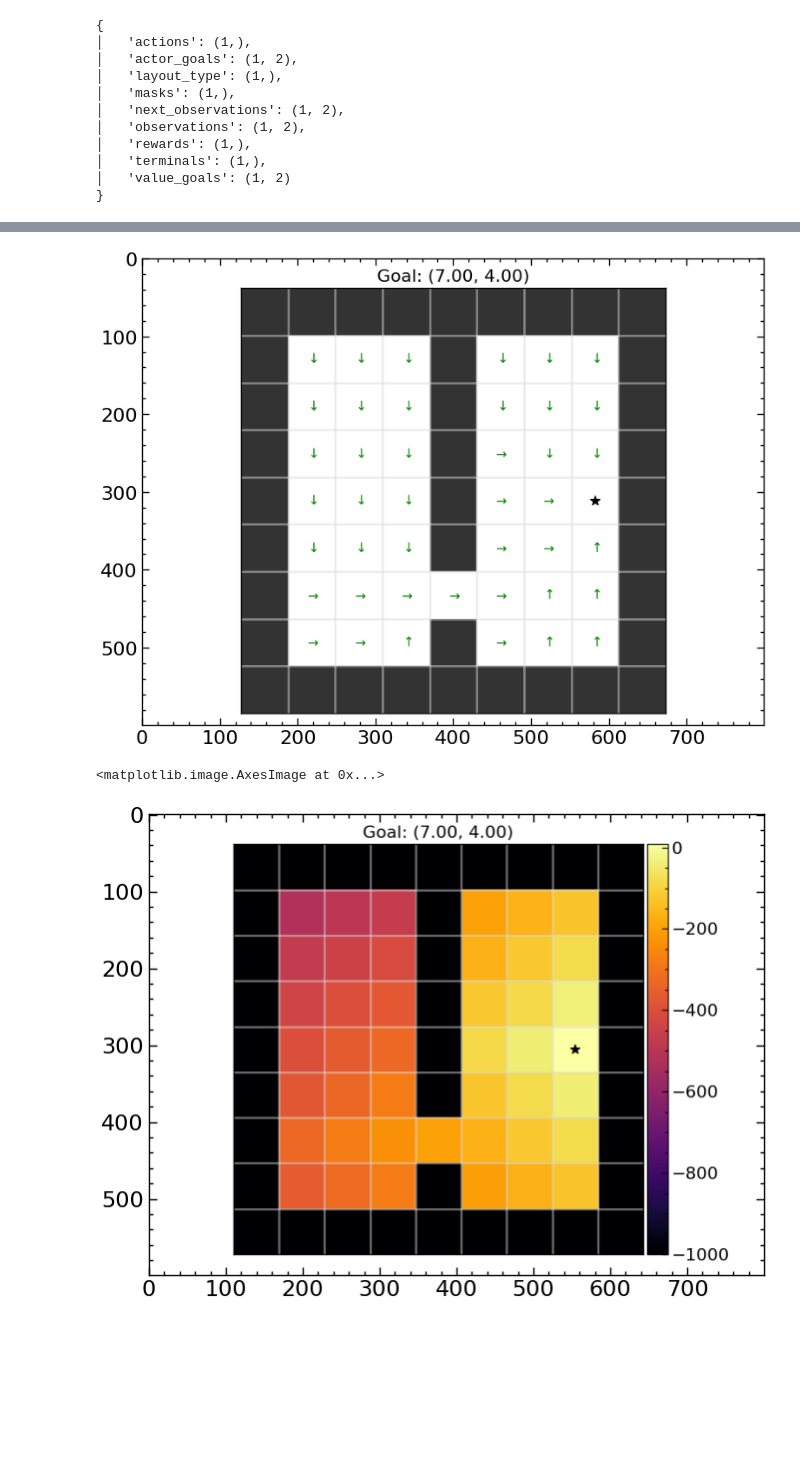
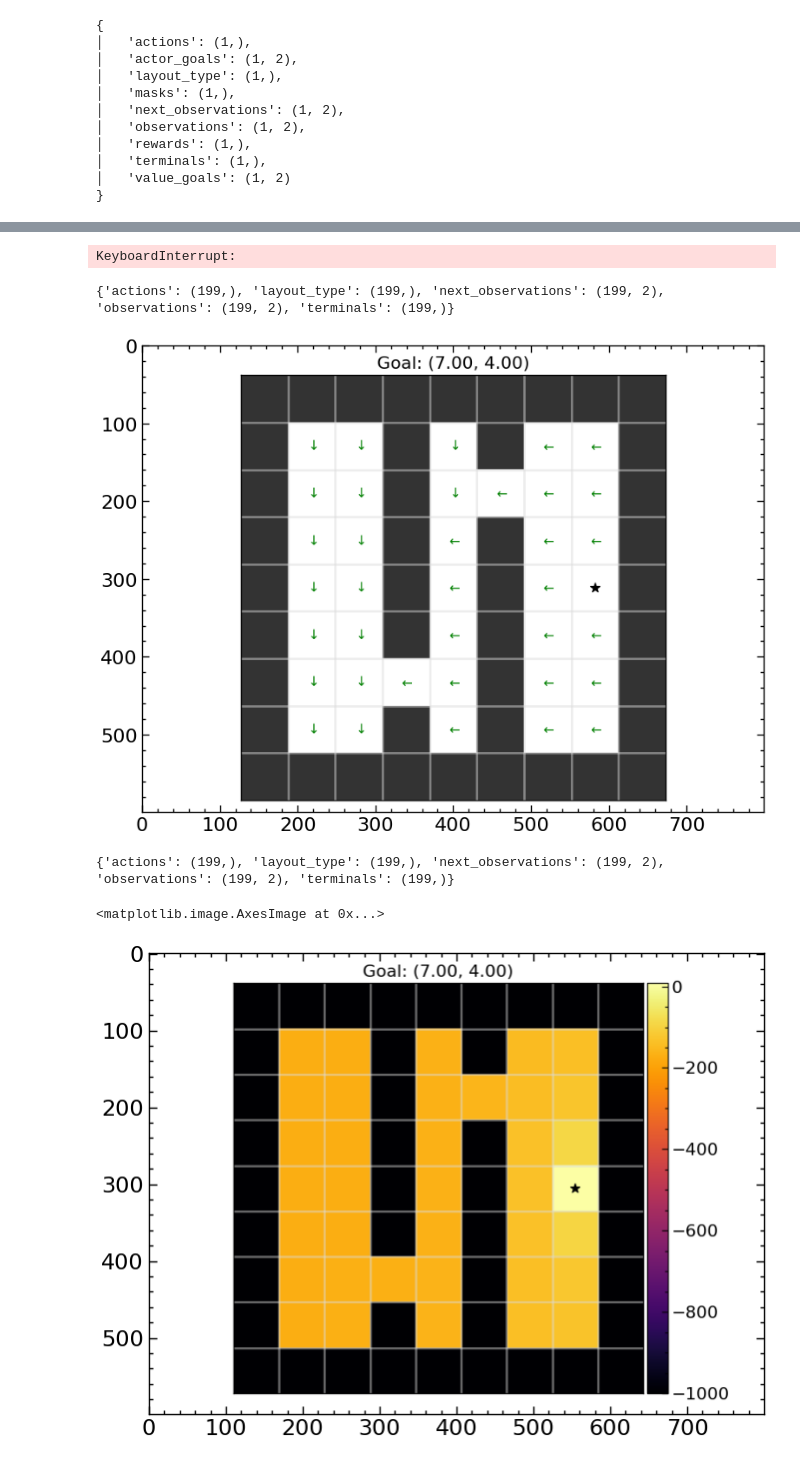
Before and after one commit to skylooop/BeliefConditionedFB, a Jupyter notebook: notebooks/in_context_gciql.ipynb, the cells around one changed output, grey strips where cells are left out. Cells and saved outputs as stored; diff of their text form; code cells hidden in the pictures; blank space fills up the shorter version.

Commit message:
working scripts for first iter of dynamics transformer + gciql

```diff
--- a/notebooks/in_context_gciql.ipynb
+++ b/notebooks/in_context_gciql.ipynb
@@ -68,16 +62,16 @@ import functools
 from utils.datasets import Dataset, GCDataset
 
 with initialize(version_base=None, config_path="../configs/"):
-    iql_config = compose(config_name='entry.yaml', overrides=['experiment=gciql.yaml'])
+    iql_config = compose(config_name='entry.yaml', overrides=['experiment=gciql_dynamics.yaml']) # gciql
     iql_config = OmegaConf.to_container(iql_config, resolve=True)
     pprint(iql_config)
 
 def concatenate_dicts(dict1, dict2):
     return jax.tree.map(lambda x, y: jnp.concatenate([x, y]), dict1, dict2)
 
-whole_data = functools.reduce(concatenate_dicts, train_layout_data)
-np.save(f"../aux_data/iql_door_data_{NUM_LAYOUTS}", arr=jax.device_get(whole_data))
-# whole_data = np.load("/home/m_bobrin/ZeroShotRL/aux_data/iql_door_data.npy", allow_pickle=True).item()
+# whole_data = functools.reduce(concatenate_dicts, train_layout_data)
+# np.save(f"../aux_data/iql_door_data_meta", arr=jax.device_get(whole_data))
+whole_data = np.load("/home/m_bobrin/ZeroShotRL/aux_data/iql_door_data_meta.npy", allow_pickle=True).item()
 print(jax.tree.map(lambda x: x.shape, whole_data))
 whole_dataset = Dataset.create(**jax.device_get(whole_data))
 gc_whole_dataset = GCDataset(whole_dataset, config=iql_config['agent'])
@@ -111,7 +105,7 @@ iql_agent = GCIQLAgent.create(
     np.full_like(example_batch['actions'], env.env.action_space.n - 1),
     config=iql_config['agent']
 )
-batch, batch_context, batch_context2 = gc_whole_dataset.sample(1, layout_type=0, context_length=20)
+batch, batch_context, batch_context2 = gc_whole_dataset.sample(1, layout_type=2, context_length=20)
 # %% [output]
 {
 │   'actions': (1,),
@@ -147,13 +141,15 @@ iql_agent.update(batch, batch_context)
 # %%
 pbar = tqdm(range(100_000))
 for update_steps in pbar:
-    batch = gc_whole_dataset.sample(iql_config['agent']['batch_size'])
-    # batch, batch_context, _ = gc_whole_dataset.sample(8, layout_type=update_steps % 2, context_length=iql_config['agent']['context_len'])
-    iql_agent, info = iql_agent.update(batch, batch_context=None)
+    # batch = gc_whole_dataset.sample(iql_config['agent']['batch_size'])
+    batch, batch_context, _ = gc_whole_dataset.sample(8, layout_type=2 + update_steps % 5, context_length=iql_config['agent']['context_len'])
+    iql_agent, info = iql_agent.update(batch, batch_context=batch_context)
     if update_steps % 1_000 == 0:
         pbar.set_postfix({"critic_loss": info['critic/critic_loss'],
                           "value_loss": info['value/value_loss'],
                           "actor_loss": info['actor/actor_loss']})
+# %% [output]
+KeyboardInterrupt:
 # %%
 from functools import partial
 from utils.evaluation import supply_rng
@@ -202,11 +198,12 @@ env = DynamicsGeneralization_Doors(render_mode="rgb_array", highlight=False, max
 env._gen_grid = partial(env._gen_grid, layout_type=0)
 env = MinigridWrapper(env)
 dynamics_embedding=None
-# dataset_inference, env = random_exploration_inference(env, num_episodes=1, layout_type=1, context_len=iql_config['agent']['context_len'])
-# print(jax.tree.map(lambda x: x.shape, dataset_inference))
-# dynamics_embedding, _ = iql_agent.network.select('dynamic_transformer')(dataset_inference['observations'][None], dataset_inference['actions'][None, :, None],
-#                                                                             dataset_inference['next_observations'][None], train=False, return_embedding=True)
-# dynamics_embedding = dynamics_embedding.squeeze()
+if iql_config['agent']['use_context']:
+    dataset_inference, env = random_exploration_inference(env, num_episodes=1, layout_type=1, context_len=iql_config['agent']['context_len'])
+    print(jax.tree.map(lambda x: x.shape, dataset_inference))
+    dynamics_embedding, _ = iql_agent.network.select('dynamic_transformer')(dataset_inference['observations'][None], dataset_inference['actions'][None, :, None],
+                                                                                dataset_inference['next_observations'][None], train=False, return_embedding=True)
+    dynamics_embedding = dynamics_embedding.squeeze()
 
 obs, info = env.reset()
 goal = info.get("goal_pos", None)
@@ -218,7 +215,8 @@ pred_policy_img = policy_image_grid(env, example_batch,
 plt.imshow(pred_policy_img)
 plt.tight_layout()
 # %% [output]
+{'actions': (199,), 'layout_type': (199,), 'next_observations': (199, 2), 'observations': (199, 2), 'terminals': (199,)}
-[figure, old version]
+[figure, new version]
 # %%
 from mpl_toolkits.axes_grid1 import make_axes_locatable
 
@@ -243,37 +241,39 @@ def plot_value_image_grid(env, dataset, value_fn, action_fn, fig=None, ax=None,
     grid = env.get_grid_array()
     ax = env.plot_grid(ax=ax, grid=grid)
     # print(grid)
     for (y, x), value in np.ndenumerate(grid):
         if value == 1 or value == 4:
             action = action_fn(np.concatenate([[x], [y]], -1)).squeeze()
             grid[y, x] = jax.device_get(value_fn(np.concatenate([[x], [y]], -1), goal, action))
 
     divider = make_axes_locatable(ax)
     cax = divider.append_axes('right', size='5%', pad=0.05)
     im = ax.imshow(grid, cmap='inferno', vmin=-1000)
     fig.colorbar(im, cax=cax, orientation='vertical')
     if goal is not None:
         ax.set_title('Goal: ({:.2f}, {:.2f})'.format(goal[0], goal[1]))
         ax.scatter(goal[0], goal[1], s=80, c='black', marker='*')
     return fig, ax
 
 env = DynamicsGeneralization_Doors(render_mode="rgb_array", highlight=False, max_steps=200)
 env._gen_grid = partial(env._gen_grid, layout_type=0)
 env = MinigridWrapper(env)
 dynamics_embedding=None
 env.reset()
 
-# dataset_inference, env = random_exploration_inference(env, num_episodes=1, layout_type=1, context_len=iql_config['agent']['context_len'])
-# print(jax.tree.map(lambda x: x.shape, dataset_inference))
-# dynamics_embedding, _ = iql_agent.network.select('dynamic_transformer')(dataset_inference['observations'][None], dataset_inference['actions'][None, :, None],
-#                                                                             dataset_inference['next_observations'][None], train=False, return_embedding=True)
-# dynamics_embedding = dynamics_embedding.squeeze()
+if iql_config['agent']['use_context']:
+    dataset_inference, env = random_exploration_inference(env, num_episodes=1, layout_type=1, context_len=iql_config['agent']['context_len'])
+    print(jax.tree.map(lambda x: x.shape, dataset_inference))
+    dynamics_embedding, _ = iql_agent.network.select('dynamic_transformer')(dataset_inference['observations'][None], dataset_inference['actions'][None, :, None],
+                                                                                dataset_inference['next_observations'][None], train=False, return_embedding=True)
+    dynamics_embedding = dynamics_embedding.squeeze()
 
 
 pred_value_img = value_image_fourrooms(env, example_batch,
                             value_fn=partial(value_fn, iql_agent, dynamics_embedding=dynamics_embedding), action_fn=partial(supply_rng(iql_agent.sample_actions, rng=jax.random.PRNGKey(np.random.randint(0, 2**32))),
                                                                   goals=goal, temperature=0.0, dynamics_embedding=dynamics_embedding), goal=goal)
 plt.imshow(pred_value_img)
 # %% [output]
-<matplotlib.image.AxesImage at 0x...>
+{'actions': (199,), 'layout_type': (199,), 'next_observations': (199, 2), 'observations': (199, 2), 'terminals': (199,)}
+<matplotlib.image.AxesImage at 0x...>
-[figure, old version]
+[figure, new version]
```
Also changed, not shown: parts of 4 cells of this notebook, 7 other files.
